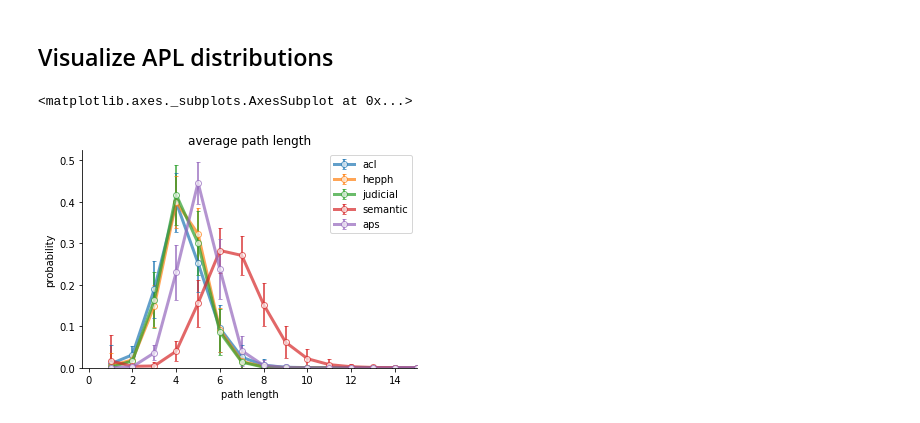
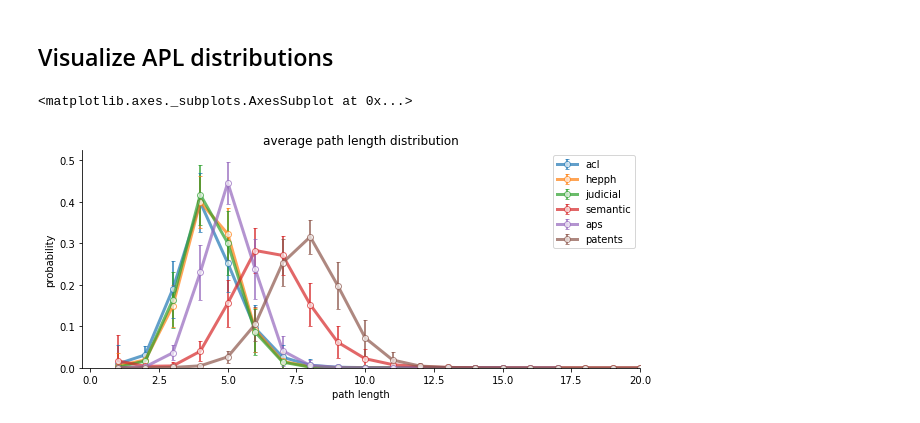
Before and after one commit to bonbonbontt/network_growth_models, a Jupyter notebook: average_path_length.ipynb, the cells around one changed output. Drawn from its saved outputs; the diff is of its cells as text; code cells hidden in the pictures.

```diff
--- a/average_path_length.ipynb
+++ b/average_path_length.ipynb
@@ -51,7 +51,9 @@ def get_path_length_data(fpath, get_all_data=False):
     fgen = utils.get_spaced_data_generator(fpath, proc=lambda l: map(int, l))
 
     # log data from file
-    for (nid, length, freq) in fgen:
+    for l in fgen:
+        if len(l) != 3: continue
+        nid, length, freq = l
         nid_dists[nid][length] = freq
     # compute dist for each node
     for nid, freq_dict in nid_dists.iteritems():
@@ -67,25 +69,26 @@ def get_path_length_data(fpath, get_all_data=False):
     pl_mean = {k: np.mean(v) for k,v in pl_data.iteritems()}
     xk, pk = zip(*sorted(pl_mean.items()))
     pk_std = [np.std(pl_data[x]) for x in xk]
-    return xk, pk, pk_std, pl_data
+    return xk, pk, pk_std
 # %%
-files = ['acl', 'hepph', 'judicial', 'semantic', 'aps']
+files = ['acl', 'hepph', 'judicial', 'semantic', 'aps', 'patents']
 fld_path = 'data/path_length_outputs/'
 pl_data = {f: get_path_length_data(os.path.join(fld_path, '{}.txt'.format(f))) for f in files}
 # %% [markdown]
 ## Visualize APL distributions
 # %%
 # DATASETS
-ax = plt.subplot()
+fig, ax = plt.subplots(1,1,figsize=(10,4))
 
 for file_ in files:
     fpath = os.path.join(fld_path, '{}.txt'.format(file_))
     xk, pk, pk_std = map(np.array, pl_data[file_])
     ax.errorbar(xk, pk, yerr=.5*pk_std, elinewidth=2, capsize=2, label=file_, marker='o', lw=3, mfc='w', alpha=0.7)
 
-ax.set_xlim(right=15)
+# ax.set_xscale('log')
+ax.set_xlim(right=20)
 ax.set_ylim(bottom=0)
-utils.update_ax(ax, 'average path length', 'path length', 'probability')
+utils.update_ax(ax, 'average path length distribution', 'path length', 'probability')
 # %% [output]
 <matplotlib.axes._subplots.AxesSubplot at 0x...>
-[figure, old version]
+[figure, new version]
```
